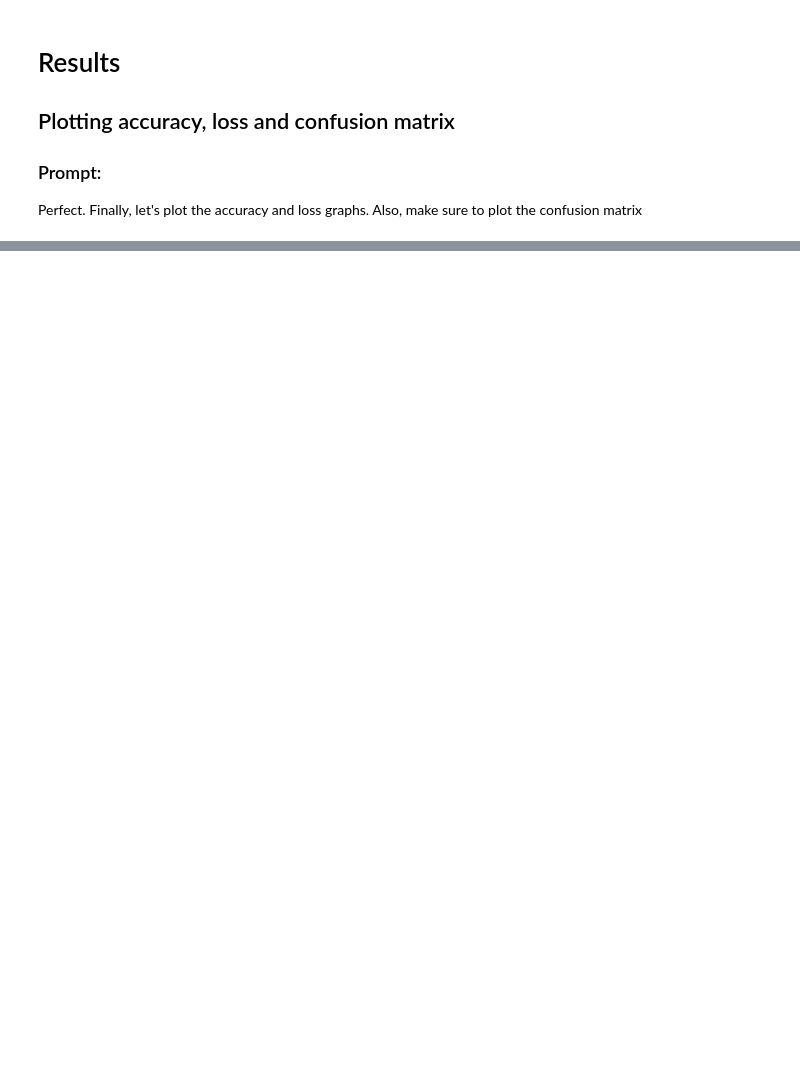
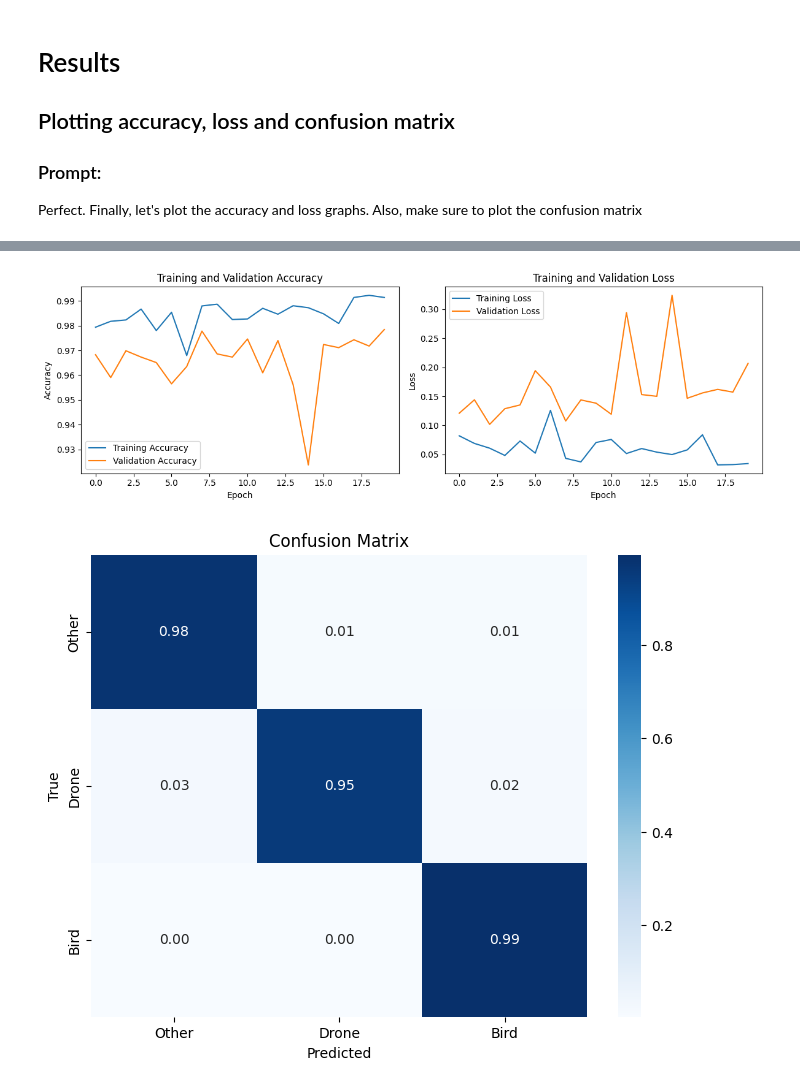
Before and after one commit to Zendellll/Road2_AI_Course, a Jupyter notebook: AICourse_task7.ipynb, the cells around one changed output, grey strips where cells are left out. Cells and saved outputs as stored; diff of their text form; code cells hidden in the pictures; blank space fills up the shorter version.

```diff
--- a/AICourse_task7.ipynb
+++ b/AICourse_task7.ipynb
@@ -350,22 +492,11 @@ model.summary()
 Great. Now let's train this network on the dataset we have previously created. Print out the test accuracy when training is over
 # %%
 # Set the number of epochs
-epochs = 10
+epochs = 20
 
-# Convert the datasets to numpy arrays for compatibility with Keras
-train_images, train_labels = zip(*train_dataset.as_numpy_iterator())
-train_images = np.array(train_images)
-train_labels = np.array(train_labels)
+# Train the model using the train_dataset
+history = model.fit(train_dataset, epochs=epochs, validation_data=test_dataset)
 
-test_images, test_labels = zip(*test_dataset.as_numpy_iterator())
-test_images = np.array(test_images)
-test_labels = np.array(test_labels)
-
-# Train the model
-history = model.fit(train_images, train_labels,
-                    epochs=epochs,
-                    validation_data=(test_images, test_labels))
-
-# Evaluate the model on the test set
-test_loss, test_accuracy = model.evaluate(test_images, test_labels)
+# Evaluate the model on the test dataset
+test_loss, test_accuracy = model.evaluate(test_dataset)
 print(f'Test Accuracy: {test_accuracy * 100:.2f}%')
@@ -405,6 +569,10 @@ def plot_accuracy_loss(history):
 
 # Plot confusion matrix
 def plot_confusion_matrix(y_true, y_pred, class_names):
+    # Ensure y_true and y_pred have the same number of samples
+    if len(y_true) != len(y_pred):
+        raise ValueError("Number of samples in y_true and y_pred must be the same.")
+
     cm = confusion_matrix(y_true, y_pred)
     cm = cm / cm.sum(axis=1)[:, np.newaxis]  # Normalize
 
@@ -416,8 +584,8 @@ def plot_confusion_matrix(y_true, y_pred, class_names):
     plt.show()
 
 # Convert one-hot encoded labels back to class indices
-test_predictions = np.argmax(model.predict(test_images), axis=1)
-test_true_labels = np.argmax(test_labels, axis=1)
+test_predictions = np.argmax(model.predict(test_images), axis=1).flatten()
+test_true_labels = np.argmax(test_labels_one_hot, axis=1).flatten()
 
 # Plot accuracy and loss graphs
 plot_accuracy_loss(history)
@@ -425,3 +593,4 @@ plot_accuracy_loss(history)
 # Plot confusion matrix
 class_names = ['Other', 'Drone', 'Bird']
 plot_confusion_matrix(test_true_labels, test_predictions, class_names)
+# %% [output]
@@ -427,0 +598,2 @@ plot_confusion_matrix(test_true_labels, test_predictions, class_names)
+[figure, added]
+[figure, added]
```
Also changed, not shown: parts of 17 cells of this notebook.
